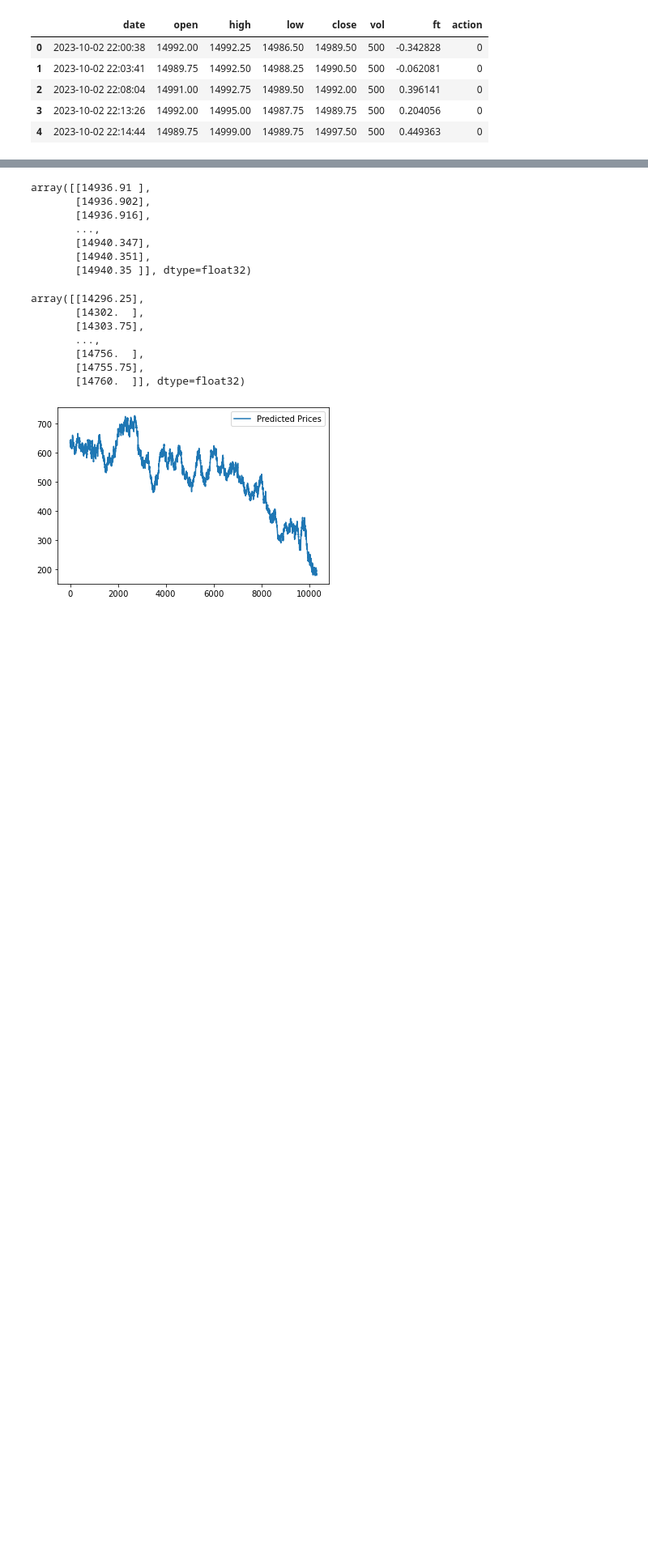
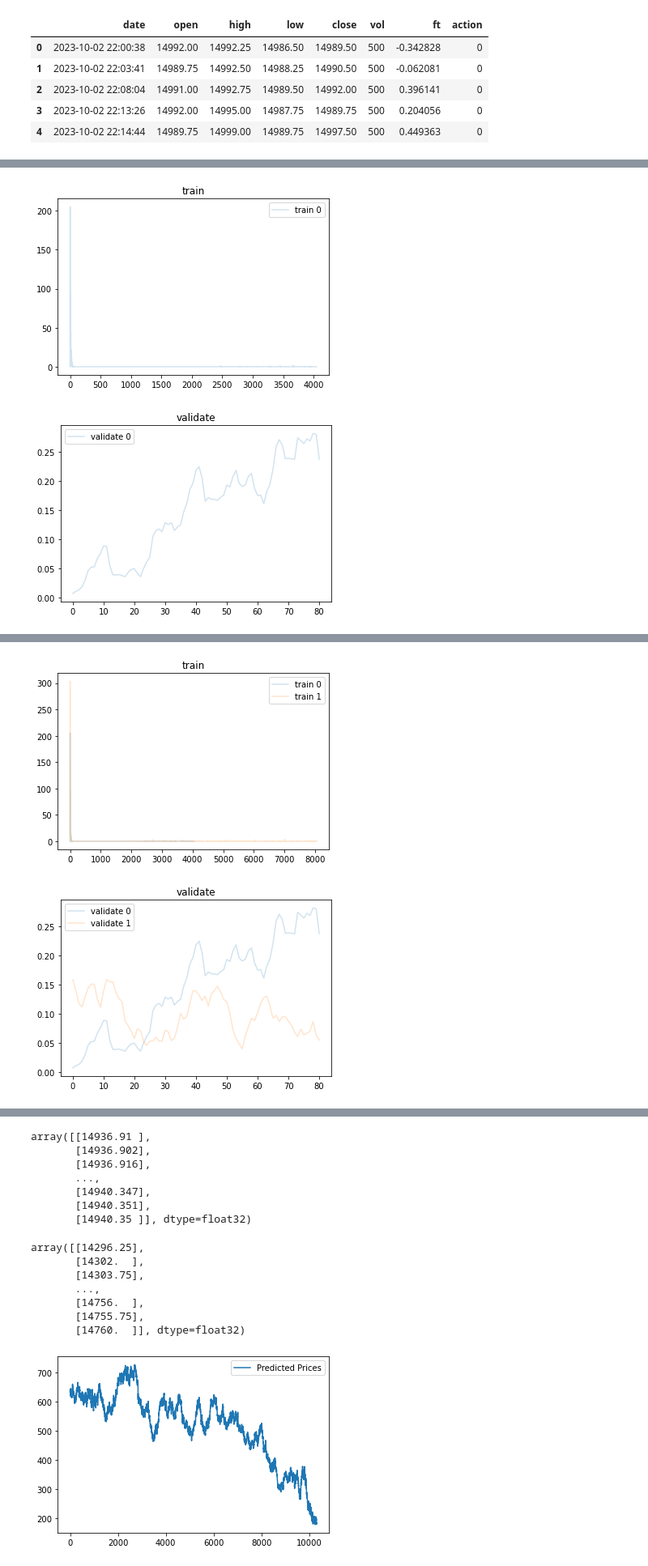
Before and after one commit to shmalex/test_fisher_eda, a Jupyter notebook: jn/04_trading_lstm_chatgpt.ipynb, the cells around one changed output, grey strips where cells are left out. Shown at 81% size. Cells and saved outputs as stored; diff of their text form; code cells hidden in the pictures; blank space fills up the shorter version.

```diff
--- a/jn/04_trading_lstm_chatgpt.ipynb
+++ b/jn/04_trading_lstm_chatgpt.ipynb
@@ -51,6 +80,7 @@ df.head()
 # %%
 # Preprocess the data
 scaler = StandardScaler()
+scaler = MinMaxScaler()
 prices_scaled = scaler.fit_transform(df[['close']].values)
 # %%
 seq_length = 52
@@ -67,0 +100,2 @@ device(type='cuda')
+# %%
+y[0]=df['close'].values[53]
@@ -68,17 +170,19 @@ device(type='cuda')
 # %%
 # Hyperparameters
-input_size = 1
-hidden_size = 50
+input_size = 1 # number of features
+hidden_size = 256 #
 num_layers = 2
 output_size = 1
-num_epochs = 100
-learning_rate = 0.001
+num_epochs = 50
+learning_rate = 0.1
 batch_size = 128
 
 # Initialize model, loss function, and optimizer
 model = LSTM(input_size=input_size, hidden_size=hidden_size, num_layers=num_layers, output_size=output_size)
 model.to(device)
-criterion = nn.MSELoss()
+
+# https://discuss.pytorch.org/t/how-to-implement-weighted-mean-square-error/2547/6
+criterion = nn.MSELoss() # <<<
 optimizer = torch.optim.Adam(model.parameters(), lr=learning_rate)
 
 # Time series cross-validation
@@ -88,7 +190,23 @@ import tqdm
+# %%
+for idx, (train_index, test_index) in enumerate(tqdm.tqdm_notebook(tscv.split(X))):
+    X_train, X_test = X[train_index], X[test_index]
+    y_train, y_test = y[train_index], y[test_index]
+    break
 # %%
 losses = []
+losses_after = []
 # Training loop
-for train_index, test_index in tqdm.tqdm_notebook(tscv.split(X)):
+
+# N split cross validation
+for idx, (train_index, test_index) in enumerate(tqdm.tqdm_notebook(tscv.split(X))):
+
+    model = LSTM(input_size=input_size, hidden_size=hidden_size, num_layers=num_layers, output_size=output_size)
+    model.to(device)
+
+    # https://discuss.pytorch.org/t/how-to-implement-weighted-mean-square-error/2547/6
+    optimizer = torch.optim.Adam(model.parameters(), lr=learning_rate)
+    model.train()
+
     X_train, X_test = X[train_index], X[test_index]
     y_train, y_test = y[train_index], y[test_index]
 
@@ -100,16 +218,48 @@ for train_index, test_index in tqdm.tqdm_notebook(tscv.split(X)):
         for batch_X, batch_y in train_loader:
             batch_X, batch_y = batch_X.to(device), batch_y.to(device)
 
+            # Backward and optimize
+            optimizer.zero_grad()
             # Forward pass
             outputs = model(batch_X)
             loss = criterion(outputs, batch_y)
-
-            # Backward and optimize
-            optimizer.zero_grad()
             loss.backward()
             optimizer.step()
-            losses.append(loss.item())
+            loss_after = criterion(outputs, batch_y)
+            losses_after.append([loss_after.item(), 0, idx])
+            losses.append([loss.item(), 0, idx])
 
         if (epoch+1) % 10 == 0:
             print(f'Epoch [{epoch+1}/{num_epochs}], Loss: {loss.item():.4f}')
+
+    model.eval()
+    with torch.no_grad():
+        test_data = torch.utils.data.TensorDataset(X_test, y_test)
+        test_loader = torch.utils.data.DataLoader(dataset=test_data, batch_size=batch_size, shuffle=False)
+
+        predictions = []
+        for batch_X, batch_y in test_loader:
+            batch_X, batch_y = batch_X.to(device), batch_y.to(device)
+            outputs = model(batch_X)
+            # predictions.extend(outputs.cpu().numpy())
+            loss = criterion(outputs, batch_y)
+#             print(loss.item())
+            losses.append([loss.item(), 1,idx])
+
+    model.train()
+
+    for iidx in range(idx+1):
+        plt.plot(list(map(lambda x: x[0],filter(lambda x: (x[2]==iidx) &(x[1]==0), losses) )),
+                 label=f'train {iidx}', alpha=0.2)
+    plt.legend()
+    plt.title(f'train')
+    plt.show()
+
+    for iidx in range(idx+1):
+        plt.plot(list(map(lambda x: x[0],filter(lambda x: (x[2]==iidx) &(x[1]==1), losses) )),
+                    label=f'validate {iidx}', alpha=0.2)
+    plt.legend()
+    plt.title(f'validate')
+    plt.show()
+#     break
 # %% [output]
@@ -119,0 +271,2 @@ Please use `tqdm.notebook.tqdm` instead of `tqdm.tqdm_notebook`
+[figure, added]
+[figure, added]
@@ -129,0 +278,2 @@ Epoch [100/100], Loss: 0.0636
+[figure, added]
+[figure, added]
```
Also changed, not shown: parts of 36 cells of this notebook.
